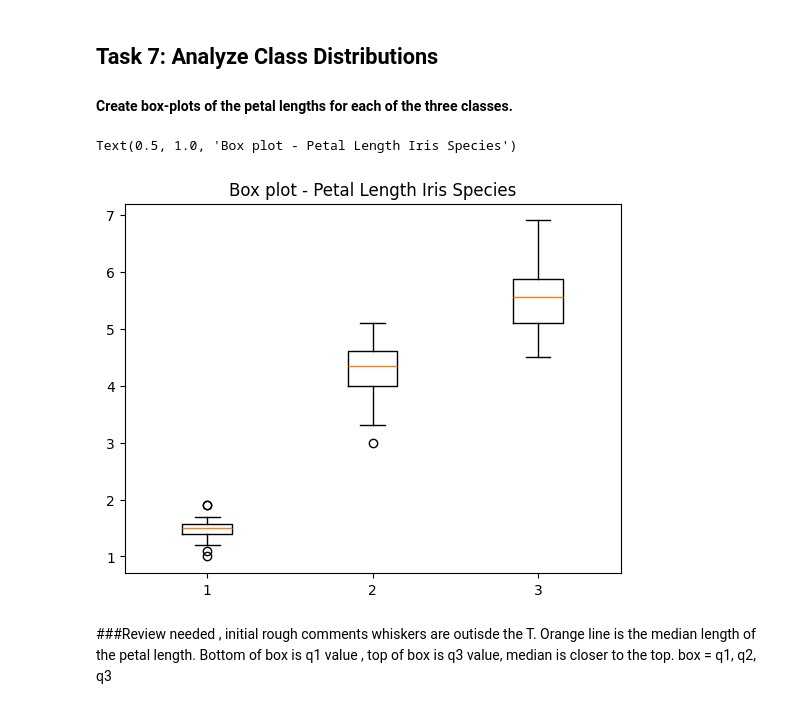
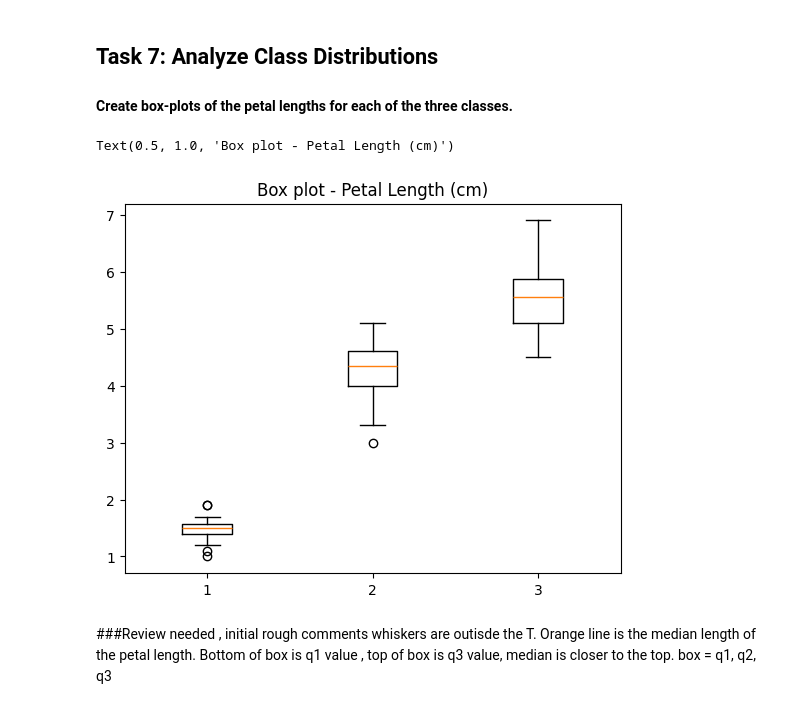
Before and after one commit to Mr-Scarf/principles_of_data_analytics, a Jupyter notebook: tasks.ipynb, the cells around one changed output. Saved outputs shown, nothing was run; the diff lists cells and outputs as text; code cells hidden in the pictures.

```diff
--- a/tasks.ipynb
+++ b/tasks.ipynb
@@ -353,34 +353,38 @@ as above positive correlation, expand on this
 # %%
 # Create figure, axis.
 fig, ax = plt.subplots()
 
 
 
 #Target data - ['setosa', 'versicolor', 'virginica'
 
-# Need petal length per species of flower -Ref for how to create subset = https://campus.datacamp.com/courses/intermediate-python/dictionaries-pandas?ex=15
-setosa_data = df[df['species_name'] == 'setosa']['petal length (cm)']
-versicolor_data = df[df['species_name'] == 'versicolor']['petal length (cm)']
-virginica_data = df[df['species_name'] == 'virginica']['petal length (cm)']
+# Need petal length per species of flower -Ref for how to create subset Ref iloc- https://youtube.com/watch?v=xvpNA7bC8cs&si=Ds7TxZjxR8qzDDgB
+#Add explanation of loc function + format of code.
+
+
+setosa_data = df.loc[df.species_name == 'setosa','petal length (cm)']
+versicolor_data = df.loc[df.species_name == 'versicolor','petal length (cm)']
+virginica_data = df.loc[df.species_name == 'virginica','petal length (cm)']
+
 
 #Check output
 #print(setosa_data)
 #print(versicolor_data)
 #print(virginica_data)
 
 
 
 
 # Create a boxplot
 ax.boxplot([setosa_data,versicolor_data,virginica_data])
 
 
 
 # Add title
-plt.title('Box plot - Petal Length Iris Species')
+plt.title('Box plot - Petal Length (cm)')
 # %% [output]
-Text(0.5, 1.0, 'Box plot - Petal Length Iris Species')
+Text(0.5, 1.0, 'Box plot - Petal Length (cm)')
-[figure, old version]
+[figure, new version]
 # %% [markdown]
 ###Review needed , initial rough comments
 whiskers are outisde the T.
```
Also changed, not shown: parts of 2 cells of this notebook.
